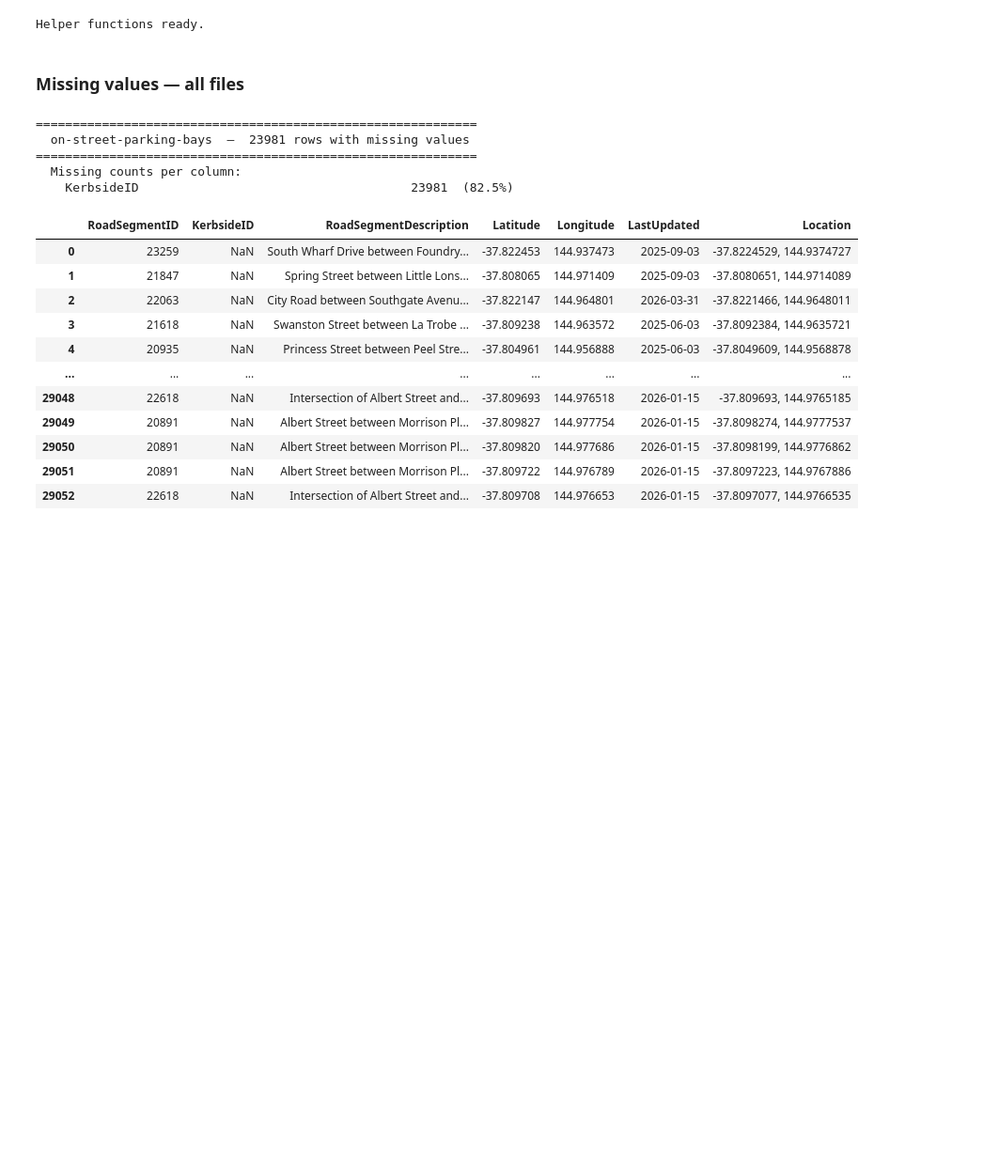
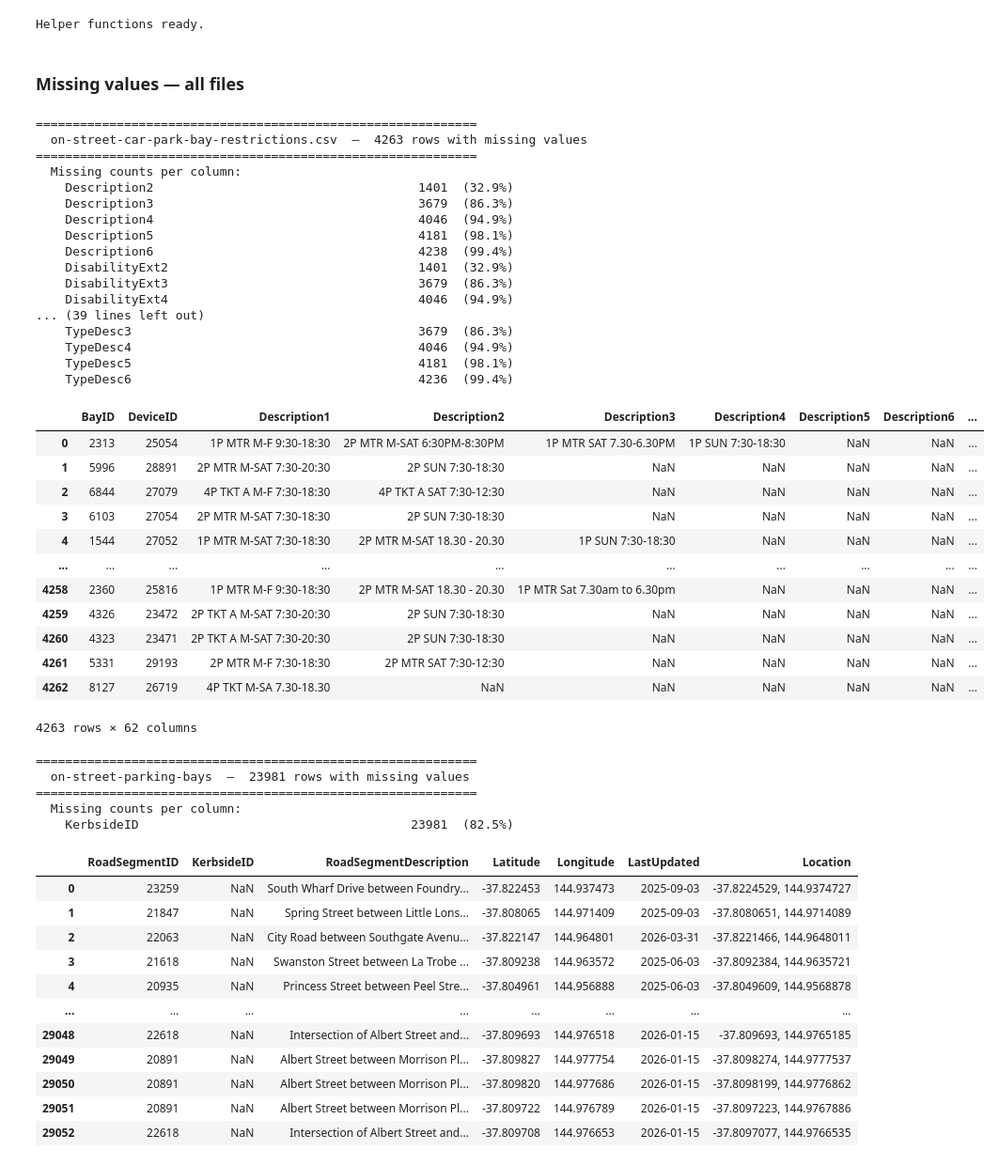
Before and after one commit to XuHh03/MelParking, a Jupyter notebook: src/inspect_and_clean.ipynb, the cells around one changed output. Shown at 94% size. Saved outputs shown, nothing was run; the diff lists cells and outputs as text; code cells hidden in the pictures; blank space fills up the shorter version.

```diff
--- a/src/inspect_and_clean.ipynb
+++ b/src/inspect_and_clean.ipynb
@@ -22,6 +22,7 @@ DATA = '../data/'
 ## 0. View Problem Rows — Missing Values & Duplicates
 Load all files then use `show_missing()` and `show_duplicates()` to see exactly which rows have issues.
 # %%
+bayres_raw  = pd.read_csv(DATA + 'on-street-car-park-bay-restrictions.csv')
 bays_raw    = pd.read_csv(DATA + 'on-street-parking-bays.csv')
 sensors_raw = pd.read_csv(DATA + 'on-street-parking-bay-sensors.csv')
 zones_raw   = pd.read_csv(DATA + 'parking-zones-linked-to-street-segments.csv')
@@ -72,6 +73,39 @@ print('Helper functions ready.')
 Helper functions ready.
 # %% [markdown]
 ### Missing values — all files
+# %%
+show_missing(bayres_raw, 'on-street-car-park-bay-restrictions.csv')
+# %% [output]
+============================================================
+  on-street-car-park-bay-restrictions.csv  —  4263 rows with missing values
+============================================================
+  Missing counts per column:
+    Description2                                    1401  (32.9%)
+    Description3                                    3679  (86.3%)
+    Description4                                    4046  (94.9%)
+    Description5                                    4181  (98.1%)
+    Description6                                    4238  (99.4%)
+    DisabilityExt2                                  1401  (32.9%)
+    DisabilityExt3                                  3679  (86.3%)
+    DisabilityExt4                                  4046  (94.9%)
+... (39 lines left out)
+    TypeDesc3                                       3679  (86.3%)
+    TypeDesc4                                       4046  (94.9%)
+    TypeDesc5                                       4181  (98.1%)
+    TypeDesc6                                       4236  (99.4%)
+|  | BayID | DeviceID | Description1 | Description2 | Description3 | Description4 | Description5 | Description6 | ... |
+| 0 | 2313 | 25054 | 1P MTR M-F 9:30-18:30 | 2P MTR M-SAT 6:30PM-8:30PM | 1P MTR SAT 7.30-6.30PM | 1P SUN 7:30-18:30 | NaN | NaN | ... |
+| 1 | 5996 | 28891 | 2P MTR M-SAT 7:30-20:30 | 2P SUN 7:30-18:30 | NaN | NaN | NaN | NaN | ... |
+| 2 | 6844 | 27079 | 4P TKT A M-F 7:30-18:30 | 4P TKT A SAT 7:30-12:30 | NaN | NaN | NaN | NaN | ... |
+| 3 | 6103 | 27054 | 2P MTR M-SAT 7:30-18:30 | 2P SUN 7:30-18:30 | NaN | NaN | NaN | NaN | ... |
+| 4 | 1544 | 27052 | 1P MTR M-SAT 7:30-18:30 | 2P MTR M-SAT 18.30 - 20.30 | 1P SUN 7:30-18:30 | NaN | NaN | NaN | ... |
+| ... | ... | ... | ... | ... | ... | ... | ... | ... | ... |
+| 4258 | 2360 | 25816 | 1P MTR M-F 9:30-18:30 | 2P MTR M-SAT 18.30 - 20.30 | 1P MTR Sat 7.30am to 6.30pm | NaN | NaN | NaN | ... |
+| 4259 | 4326 | 23472 | 2P TKT A M-SAT 7:30-20:30 | 2P SUN 7:30-18:30 | NaN | NaN | NaN | NaN | ... |
+| 4260 | 4323 | 23471 | 2P TKT A M-SAT 7:30-20:30 | 2P SUN 7:30-18:30 | NaN | NaN | NaN | NaN | ... |
+| 4261 | 5331 | 29193 | 2P MTR M-F 7:30-18:30 | 2P MTR SAT 7:30-12:30 | NaN | NaN | NaN | NaN | ... |
+| 4262 | 8127 | 26719 | 4P TKT M-SA 7.30-18.30 | NaN | NaN | NaN | NaN | NaN | ... |
+4263 rows × 62 columns
 # %%
 # ~24k rows have no KerbsideID — those bays haven't been assigned a sensor ID
 show_missing(bays_raw, 'on-street-parking-bays')
```
Also changed, not shown: parts of 3 cells of this notebook, 2 other files.
